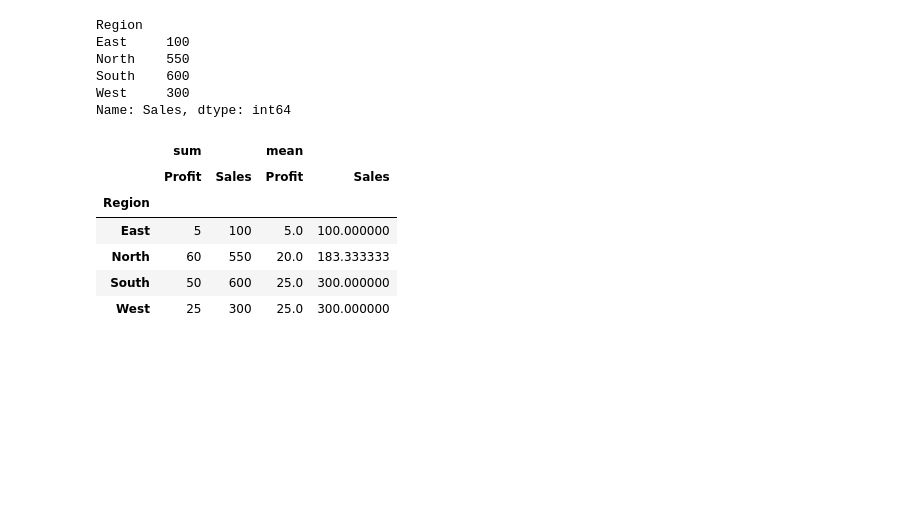
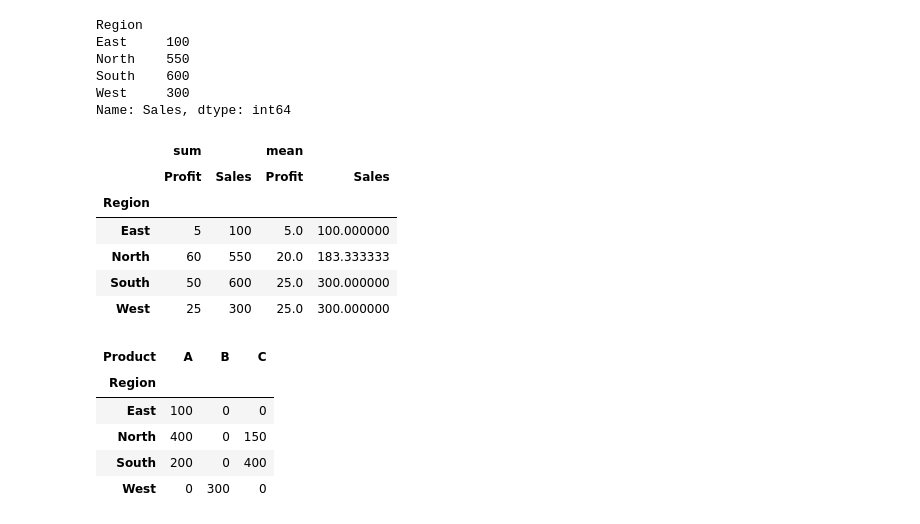
Before and after one commit to mohitsingh109/Learning-Python-March, a Jupyter notebook: Pandas.ipynb, the cells around one changed output. Cells and saved outputs as stored; diff of their text form; code cells hidden in the pictures; blank space fills up the shorter version.

```diff
--- a/Pandas.ipynb
+++ b/Pandas.ipynb
@@ -1395,3 +1389,15 @@ pivot
 # Task7: Total Borrowed Books per Author
 
 # Task8: Write it to a csv file the final result of Task4
+# %%
+# Group data by region & product then cal the sum of sales
+
+result = df.pivot_table(values='Sales', index='Region', columns='Product',aggfunc='sum', fill_value=0)
+result
+# %% [output]
+| Product | A | B | C |
+| Region |  |  |  |
+| East | 100 | 0 | 0 |
+| North | 400 | 0 | 150 |
+| South | 200 | 0 | 400 |
+| West | 0 | 300 | 0 |
```
Also changed, not shown: parts of 6 cells of this notebook, 2 other files.
